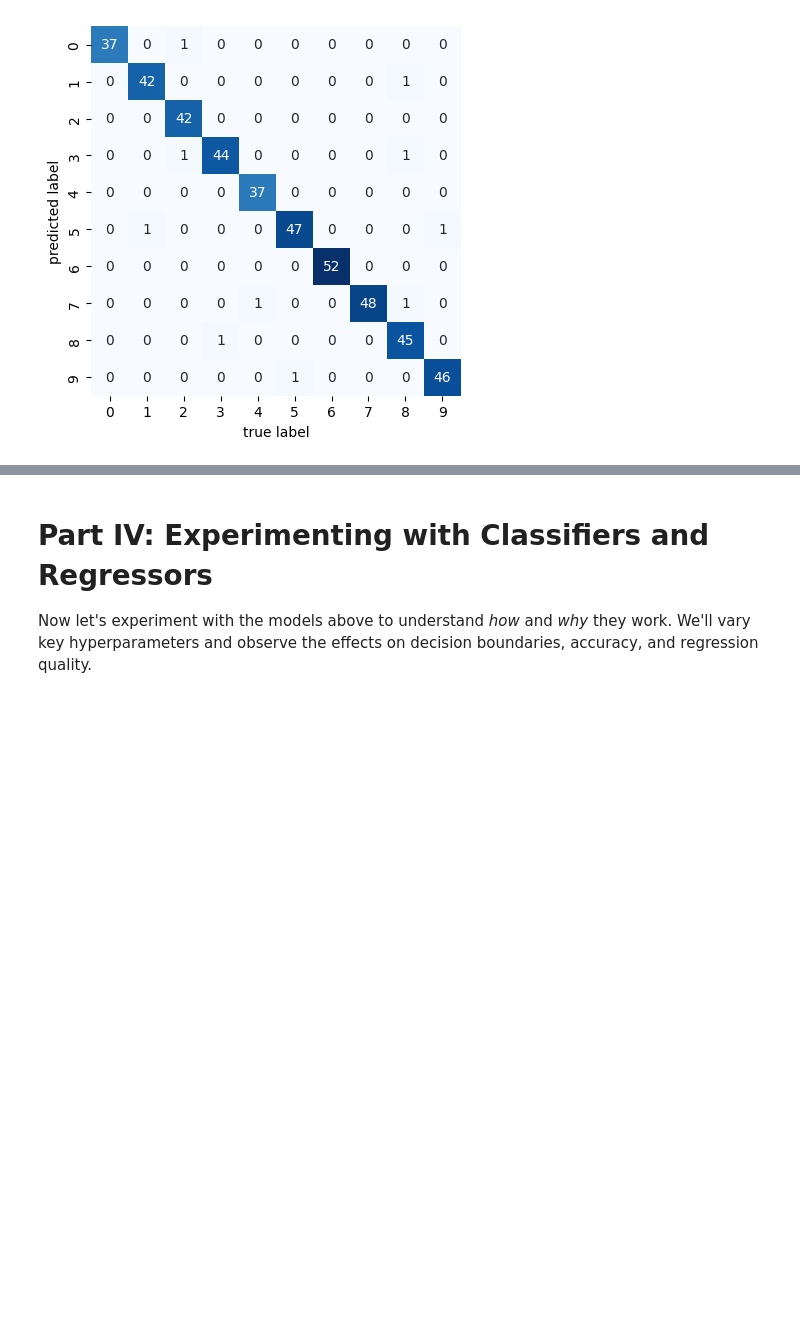
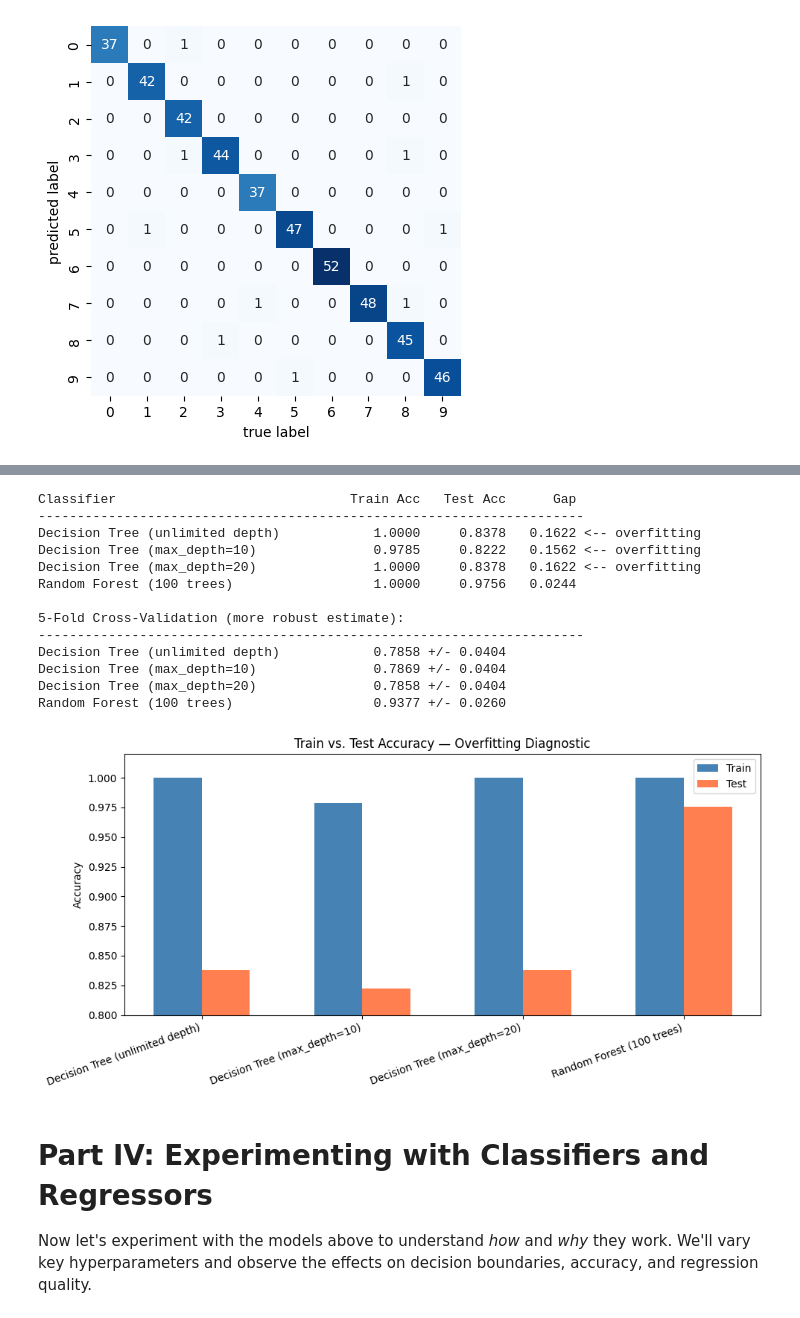
Before and after one commit to techseeko/AAI614_Haidar, a Jupyter notebook: Week-5/Saoud-Notebook5.6.ipynb, the cells around one changed output, grey strips where cells are left out. Saved outputs shown, nothing was run; the diff lists cells and outputs as text; code cells hidden in the pictures; blank space fills up the shorter version.

```diff
--- a/Week-5/Saoud-Notebook5.6.ipynb
+++ b/Week-5/Saoud-Notebook5.6.ipynb
@@ -222,3 +226,66 @@ plt.ylabel('predicted label');
+# %%
+from sklearn.model_selection import cross_val_score
+
+digits = load_digits()
+Xtrain, Xtest, ytrain, ytest = train_test_split(digits.data, digits.target, random_state=0)
+
+classifiers = {
+    "Decision Tree (unlimited depth)": DecisionTreeClassifier(random_state=0),
+    "Decision Tree (max_depth=10)":    DecisionTreeClassifier(max_depth=10, random_state=0),
+    "Decision Tree (max_depth=20)":    DecisionTreeClassifier(max_depth=20, random_state=0),
+    "Random Forest (100 trees)":       RandomForestClassifier(n_estimators=100, random_state=0),
+}
+
+print(f"{'Classifier':<38} {'Train Acc':>10} {'Test Acc':>10} {'Gap':>8}")
+print("-" * 70)
+
+results = {}
+for name, clf in classifiers.items():
+    clf.fit(Xtrain, ytrain)
+    train_acc = clf.score(Xtrain, ytrain)
+    test_acc  = clf.score(Xtest, ytest)
+    gap = train_acc - test_acc
+    results[name] = (train_acc, test_acc, gap)
+    marker = " <-- overfitting" if gap > 0.05 else ""
+    print(f"{name:<38} {train_acc:>10.4f} {test_acc:>10.4f} {gap:>8.4f}{marker}")
+
+print("\n5-Fold Cross-Validation (more robust estimate):")
+print("-" * 70)
+for name, clf_template in classifiers.items():
+    cv = cross_val_score(clf_template, digits.data, digits.target, cv=5)
+    print(f"{name:<38} {cv.mean():>10.4f} +/- {cv.std():.4f}")
+
+names = list(results.keys())
+train_accs = [results[n][0] for n in names]
+test_accs  = [results[n][1] for n in names]
+
+x_pos = np.arange(len(names))
+fig, ax = plt.subplots(figsize=(10, 5))
+ax.bar(x_pos - 0.15, train_accs, 0.3, label='Train', color='steelblue')
+ax.bar(x_pos + 0.15, test_accs,  0.3, label='Test',  color='coral')
+ax.set_xticks(x_pos)
+ax.set_xticklabels(names, rotation=20, ha='right')
+ax.set_ylabel('Accuracy')
+ax.set_ylim(0.8, 1.02)
+ax.set_title('Train vs. Test Accuracy — Overfitting Diagnostic')
+ax.legend()
+plt.tight_layout()
+plt.show()
+# %% [output]
+Classifier                              Train Acc   Test Acc      Gap
+----------------------------------------------------------------------
+Decision Tree (unlimited depth)            1.0000     0.8378   0.1622 <-- overfitting
+Decision Tree (max_depth=10)               0.9785     0.8222   0.1562 <-- overfitting
+Decision Tree (max_depth=20)               1.0000     0.8378   0.1622 <-- overfitting
+Random Forest (100 trees)                  1.0000     0.9756   0.0244
+
+5-Fold Cross-Validation (more robust estimate):
+----------------------------------------------------------------------
+Decision Tree (unlimited depth)            0.7858 +/- 0.0404
+Decision Tree (max_depth=10)               0.7869 +/- 0.0404
+Decision Tree (max_depth=20)               0.7858 +/- 0.0404
+Random Forest (100 trees)                  0.9377 +/- 0.0260
+[figure, added]
 # %% [markdown]
 # Part IV: Experimenting with Classifiers and Regressors
 
```
Also changed, not shown: parts of 4 cells of this notebook.
